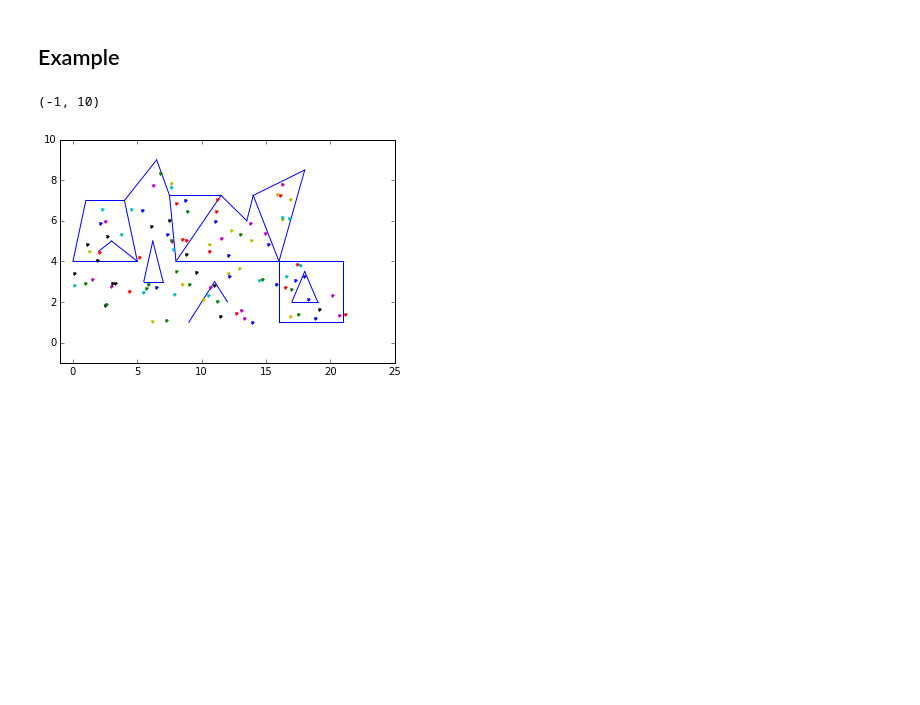
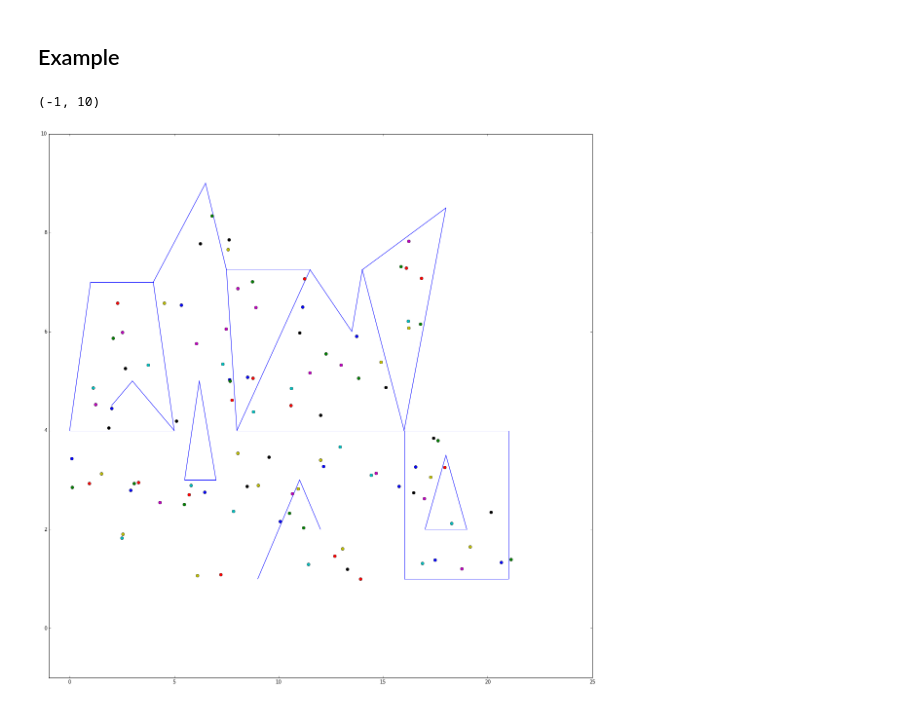
Before and after one commit to pysal/spaghetti, a Jupyter notebook: snapping.ipynb, the cells around one changed output. Cells and saved outputs as stored; diff of their text form; code cells hidden in the pictures; blank space fills up the shorter version.

```diff
--- a/snapping.ipynb
+++ b/snapping.ipynb
@@ -142,23 +142,24 @@ ep = ps.open(ps.examples.get_path("eberly_net_pts_offnetwork.shp"))
 points = [ point for point in ep]
 # %%
 #plotting
+figsize(20,20)
 network = []
 for segment in segments:
     head,tail = segment.vertices
     x1,y1 = head
     x2,y2 = tail
     network.append((x1,x2))
     network.append((y1,y2))
     network.append('b')
 plot(*network)
 for point in points:
     x,y = point
-    plot(x,y, '.')
+    plot(x,y, 'o')
 xlim(-1,25)
 ylim(-1,10)
 # %% [output]
 (-1, 10)
-[figure, old version]
+[figure, new version]
 # %%
 res = snapPointsOnSegments(points, segments)
 # %%
```
Also changed, not shown: parts of 9 cells of this notebook.
